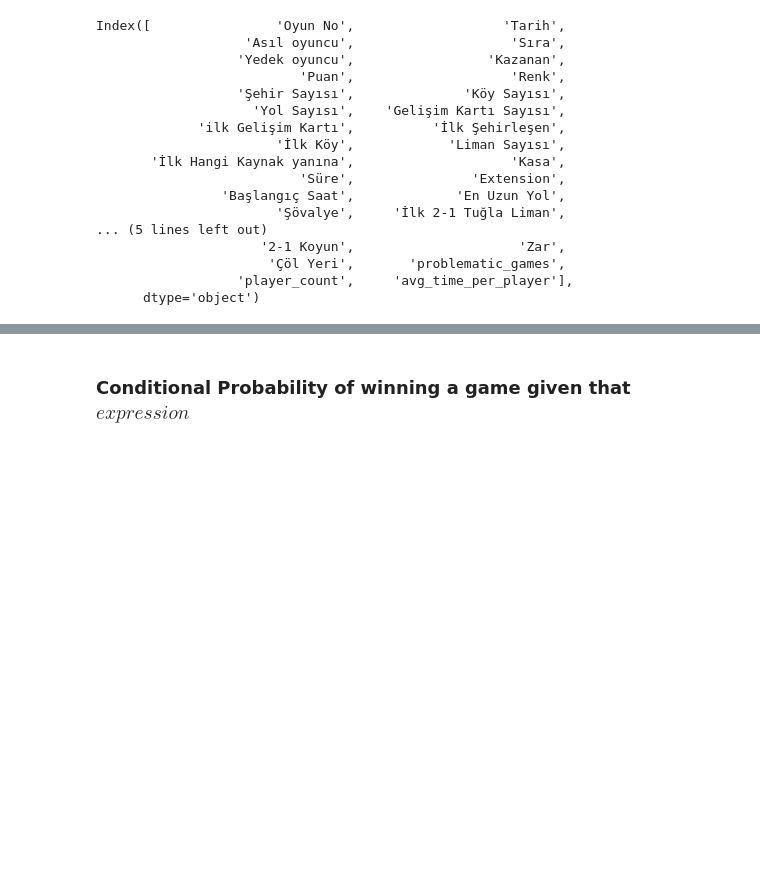
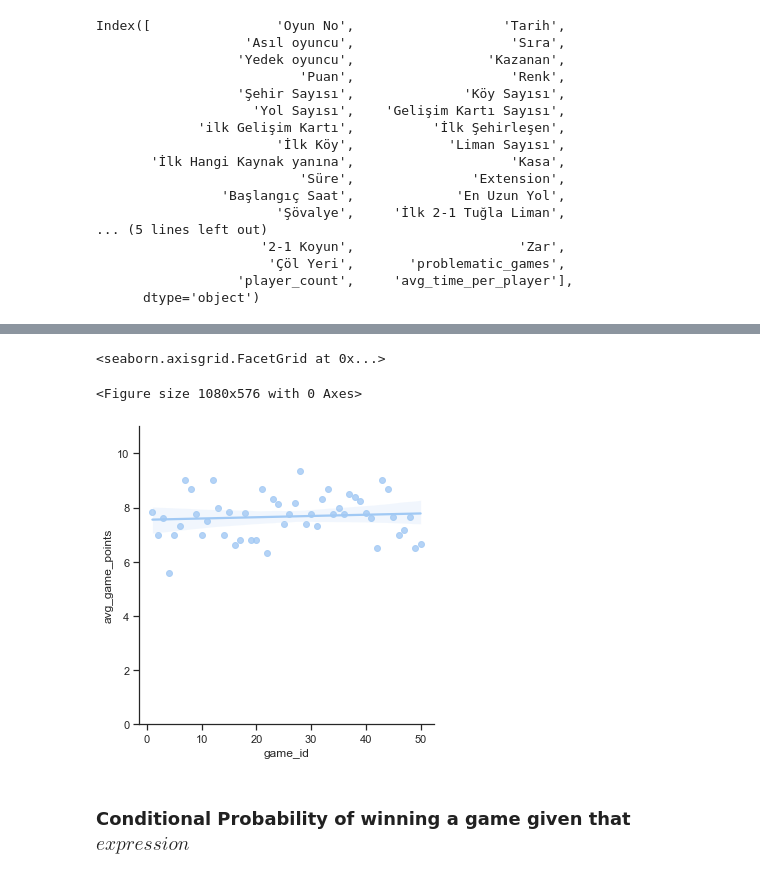
Before and after one commit to koftezz/the-settlers-of-catan, a Jupyter notebook: The Settlers of Catan Board Game.ipynb, the cells around one changed output, grey strips where cells are left out. Saved outputs shown, nothing was run; the diff lists cells and outputs as text; code cells hidden in the pictures; blank space fills up the shorter version.

```diff
--- a/The Settlers of Catan Board Game.ipynb
+++ b/The Settlers of Catan Board Game.ipynb
@@ -195,3 +213,11 @@ scores = copy.deepcopy(raw_scores)
+# %%
+plt.figure(figsize=(15,8))
+ax = sns.lmplot(x="game_id", y="avg_game_points", data=temp)
+ax.set(ylim=(0, 11))
+# %% [output]
+<seaborn.axisgrid.FacetGrid at 0x...>
+<Figure size 1080x576 with 0 Axes>
+[figure, added]
 # %% [markdown]
 ### Conditional Probability of winning a game given that $expression$
 # %%
```
Also changed, not shown: parts of 16 cells of this notebook.
